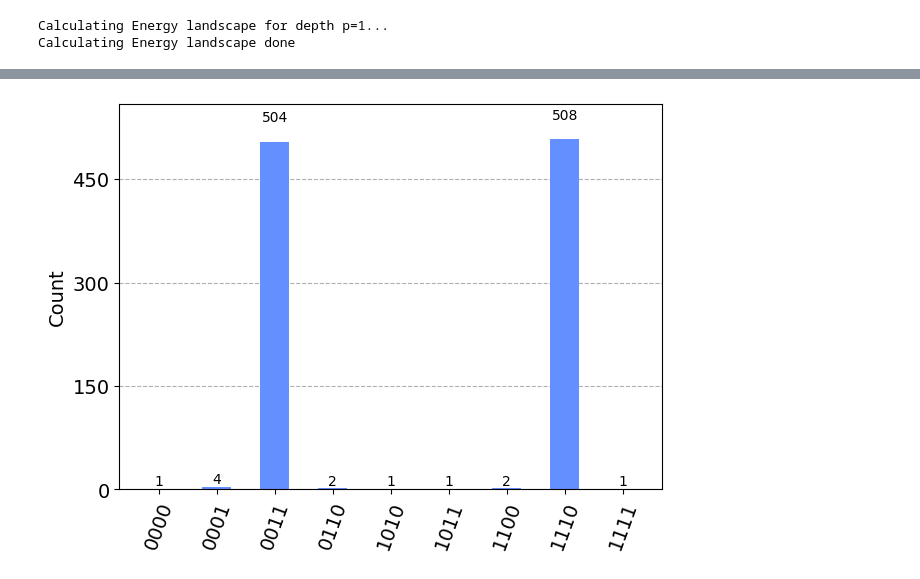
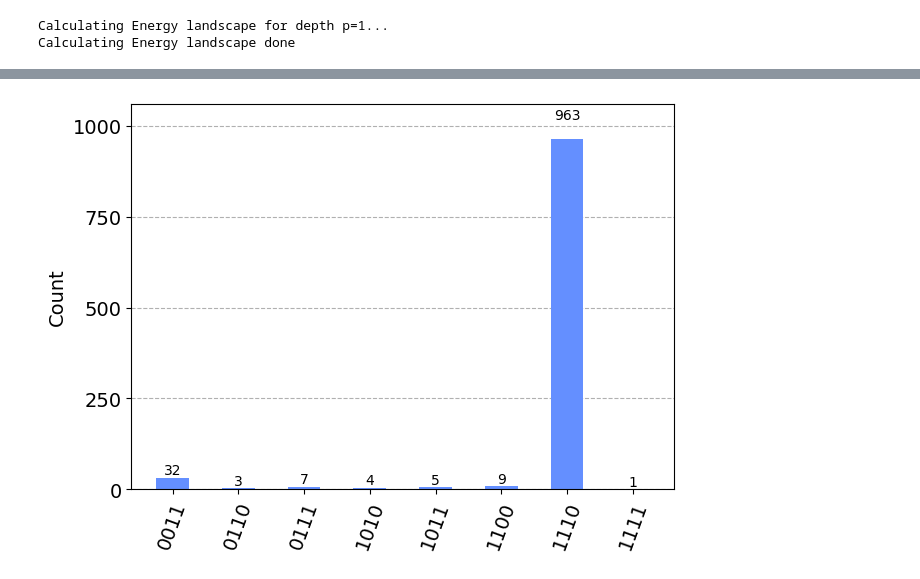
Before and after one commit to OpenQuantumComputing/optimization, a Jupyter notebook: ExactCover/ExactCover 4 2.ipynb, the cells around one changed output, grey strips where cells are left out. Saved outputs shown, nothing was run; the diff lists cells and outputs as text; code cells hidden in the pictures.

```diff
--- a/ExactCover/ExactCover 4 2.ipynb
+++ b/ExactCover/ExactCover 4 2.ipynb
@@ -23,6 +20,7 @@ path_to_examples = "tailassignment_samples/"
 FR, CR, best_sol = load_FR_CR(path_to_examples + f'FRCR_{instances}_{flights}_{solutions}.txt')
 # %%
 params={'FR': FR}
+params['CR']= CR
 params['usebarrier']=True
 qaoaec = QAOAExactCover(params=params)
 qaoaec.createCircuit(np.array((np.pi,2*np.pi)),1).draw(output='mpl')
@@ -113,6 +112,6 @@ plot_histogram(hist)
 # %%
-hist=qaoaec.hist(qaoaec.angles_hist['d10_final'], qasm_sim,1024)
+hist=qaoaec.hist(qaoaec.angles_hist['d'+str(maxdepth)+'_final'], qasm_sim,1024)
 plot_histogram(hist)
 # %% [output]
-[figure, old version]
+[figure, new version]
 # %%
```
Also changed, not shown: parts of 17 cells of this notebook, 2 other files.
